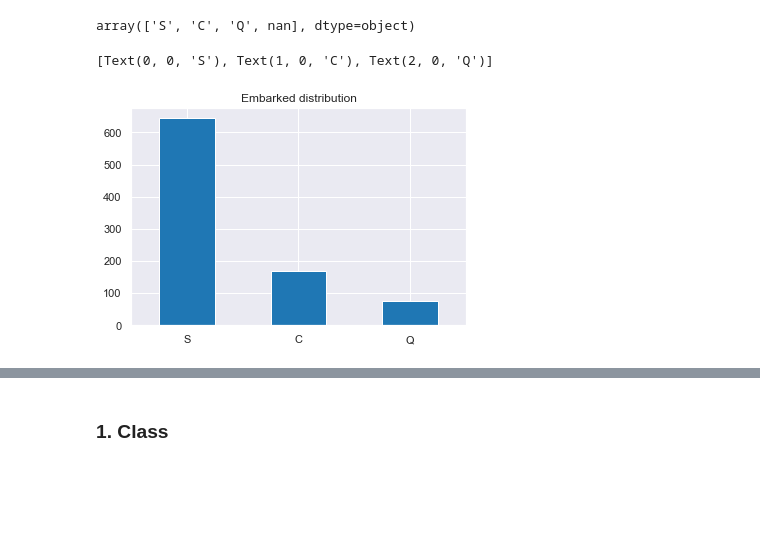
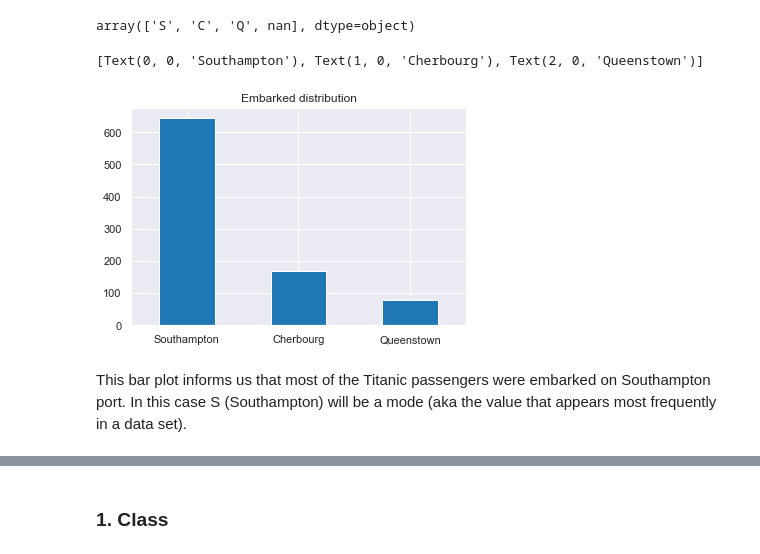
Before and after one commit to golecalicja/titanic-survivor-prediction, a Jupyter notebook: Titanic Survivor Prediction.ipynb, the cells around one changed output, grey strips where cells are left out. Drawn from its saved outputs; the diff is of its cells as text; code cells hidden in the pictures; blank space fills up the shorter version.

Commit message:
started EDA for embarked and fare, added comments

```diff
--- a/Titanic Survivor Prediction.ipynb
+++ b/Titanic Survivor Prediction.ipynb
@@ -129,7 +126,9 @@ array(['S', 'C', 'Q', nan], dtype=object)
 # %%
 ax = df_train["embarked"].value_counts().plot(kind="bar")
 plt.title("Embarked distribution")
-ax.set_xticklabels(["S", "C", "Q"], rotation = 0)
+ax.set_xticklabels(["Southampton", "Cherbourg", "Queenstown"], rotation = 0)
 # %% [output]
-[Text(0, 0, 'S'), Text(1, 0, 'C'), Text(2, 0, 'Q')]
+[Text(0, 0, 'Southampton'), Text(1, 0, 'Cherbourg'), Text(2, 0, 'Queenstown')]
-[figure, old version]
+[figure, new version]
+# %% [markdown]
+This bar plot informs us that most of the Titanic passengers were embarked on Southampton port. In this case S (Southampton) will be a mode (aka the value that appears most frequently in a data set).
```
Also changed, not shown: parts of 52 cells of this notebook.
